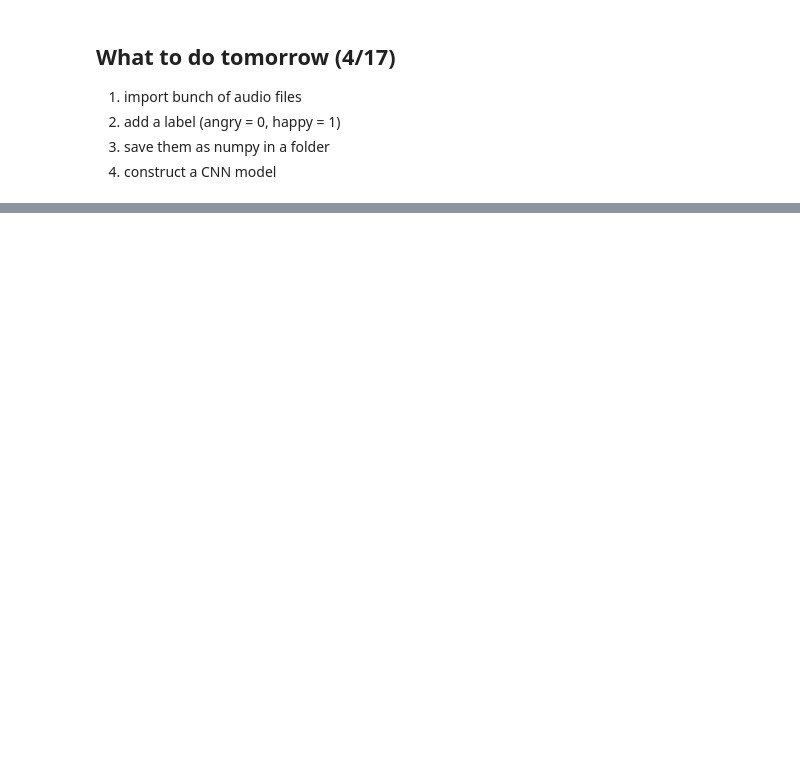
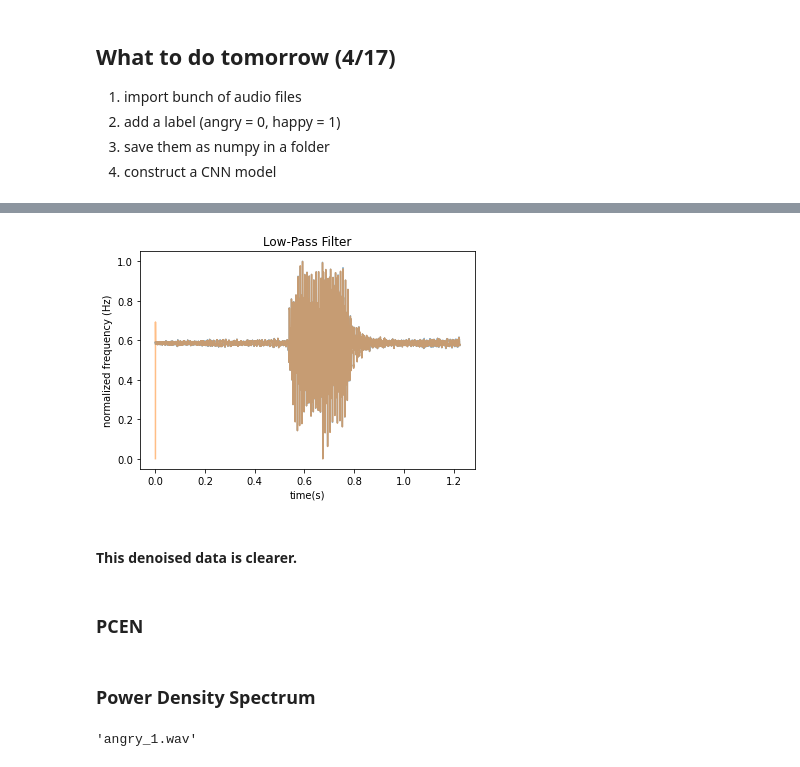
Before and after one commit to manami-16/voice_classification, a Jupyter notebook: data_exploration.ipynb, the cells around one changed output, grey strips where cells are left out. Saved outputs shown, nothing was run; the diff lists cells and outputs as text; code cells hidden in the pictures; blank space fills up the shorter version.

```diff
--- a/data_exploration.ipynb
+++ b/data_exploration.ipynb
@@ -227,0 +164,15 @@ FileNotFoundError: [Errno 2] No such file or directory: './wav_data/angry1.wav'
+# %%
+b, a = butter(N=8, Wn=5000, btype='lowpass', fs=sample_rate)
+y = lfilter(b, a, data)
+# %%
+t = np.linspace(0, len(data) / sample_rate, len(data))
+plt.plot(t, data, alpha=0.5, label='noisy')
+plt.plot(t, y, alpha=0.5, label='denoised')
+plt.xlabel('time(s)')
+plt.ylabel('normalized frequency (Hz)')
+plt.title('Low-Pass Filter')
+plt.show()
+# %% [output]
+[figure, added]
+# %% [markdown]
+#### This denoised data is clearer.
@@ -227,0 +183,4 @@ FileNotFoundError: [Errno 2] No such file or directory: './wav_data/angry1.wav'
+# %% [markdown]
+### PCEN
+# %% [markdown]
+### Power Density Spectrum
@@ -227,0 +189,4 @@ FileNotFoundError: [Errno 2] No such file or directory: './wav_data/angry1.wav'
+# %%
+df['filename'].iloc[0]
+# %% [output]
+'angry_1.wav'
```
Also changed, not shown: parts of 61 cells of this notebook, 4 other files.
